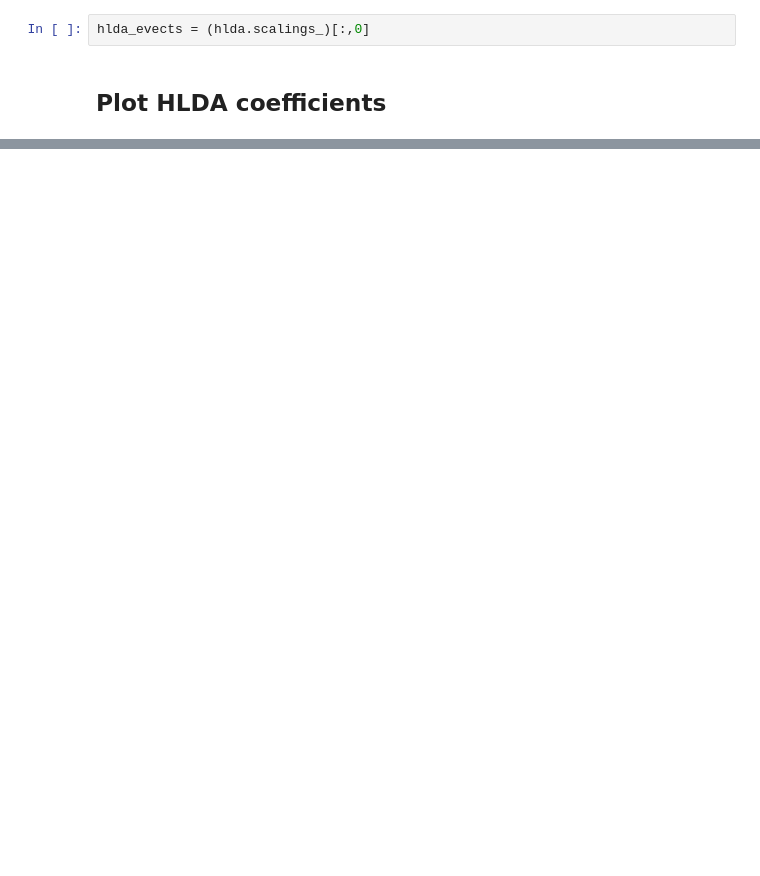
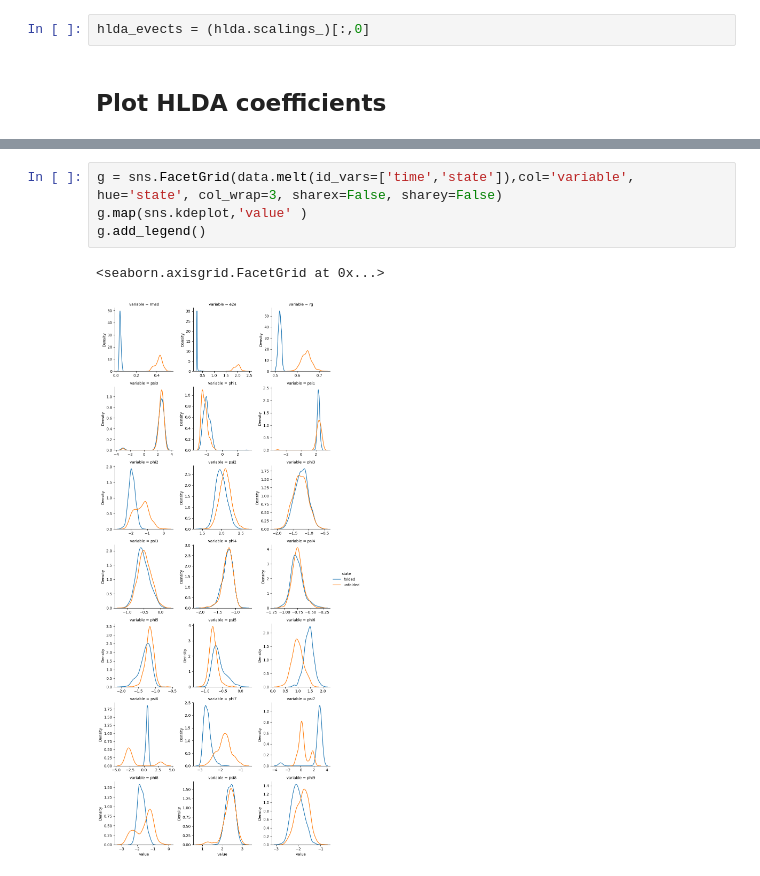
Before and after one commit to MendelsResearchGroup/chignolin_mutation, a Jupyter notebook: notebooks/[iz]load_and_simulate_cln025.ipynb, the cells around one changed output, grey strips where cells are left out. Drawn from its saved outputs; the diff is of its cells as text; blank space fills up the shorter version.

```diff
--- a/notebooks/[iz]load_and_simulate_cln025.ipynb
+++ b/notebooks/[iz]load_and_simulate_cln025.ipynb
@@ -761,0 +808,7 @@ plt.show()
+# %%
+g = sns.FacetGrid(data.melt(id_vars=['time','state']),col='variable', hue='state', col_wrap=3, sharex=False, sharey=False)
+g.map(sns.kdeplot,'value' )
+g.add_legend()
+# %% [output]
+<seaborn.axisgrid.FacetGrid at 0x...>
+[figure, added]
```
Also changed, not shown: parts of 15 cells of this notebook, 1 other file.
